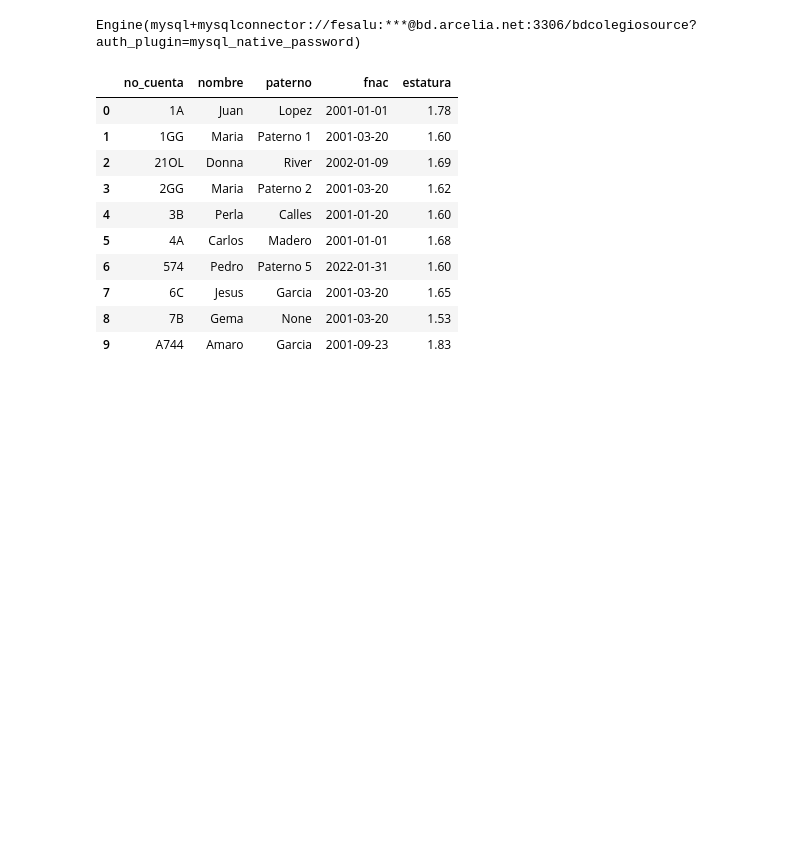
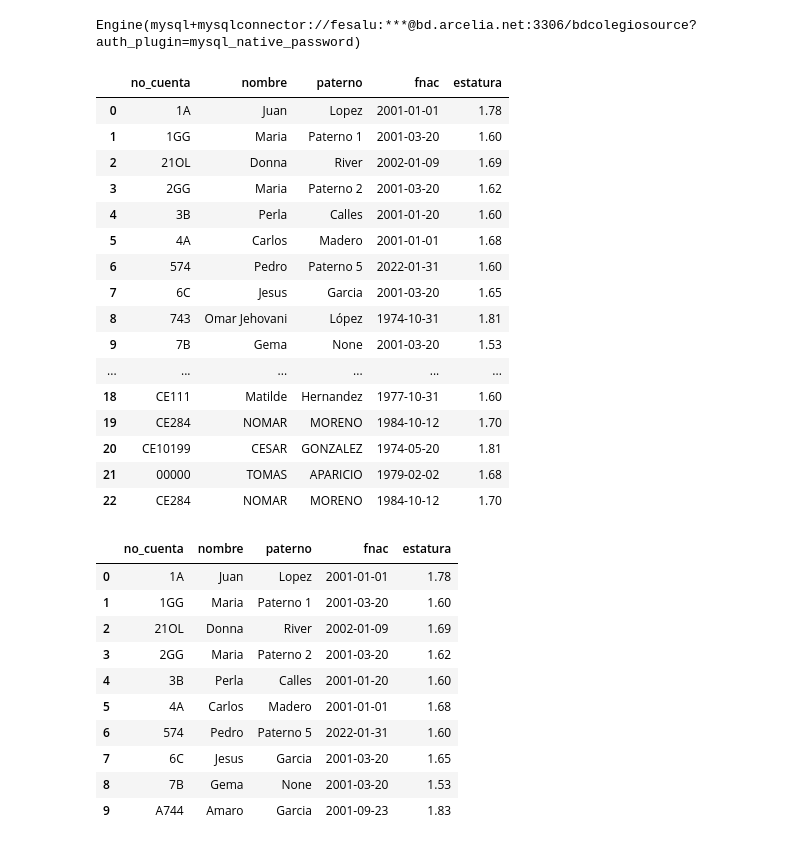
Before and after one commit to Juan-MTG/PLDatosPy, a Jupyter notebook: Sesion02_LecturaBD.ipynb, the cells around one changed output. Cells and saved outputs as stored; diff of their text form; code cells hidden in the pictures; blank space fills up the shorter version.

```diff
--- a/Sesion02_LecturaBD.ipynb
+++ b/Sesion02_LecturaBD.ipynb
@@ -32,6 +32,29 @@ conn = create_engine(str_conn)
 conn
 # %% [output]
 Engine(mysql+mysqlconnector://fesalu:***@bd.arcelia.net:3306/bdcolegiosource?auth_plugin=mysql_native_password)
+# %%
+prueba = '''SELECT * FROM bdcolegiosource.Alumnos'''
+#prueba = '''SHOW DATABASES'''
+df_prueba = pd.read_sql_query(sql=prueba,con=conn)
+df_prueba
+# %% [output]
+|  | no_cuenta | nombre | paterno | fnac | estatura |
+| 0 | 1A | Juan | Lopez | 2001-01-01 | 1.78 |
+| 1 | 1GG | Maria | Paterno 1 | 2001-03-20 | 1.60 |
+| 2 | 21OL | Donna | River | 2002-01-09 | 1.69 |
+| 3 | 2GG | Maria | Paterno 2 | 2001-03-20 | 1.62 |
+| 4 | 3B | Perla | Calles | 2001-01-20 | 1.60 |
+| 5 | 4A | Carlos | Madero | 2001-01-01 | 1.68 |
+| 6 | 574 | Pedro | Paterno 5 | 2022-01-31 | 1.60 |
+| 7 | 6C | Jesus | Garcia | 2001-03-20 | 1.65 |
+| 8 | 743 | Omar Jehovani | López | 1974-10-31 | 1.81 |
+| 9 | 7B | Gema | None | 2001-03-20 | 1.53 |
+| ... | ... | ... | ... | ... | ... |
+| 18 | CE111 | Matilde | Hernandez | 1977-10-31 | 1.60 |
+| 19 | CE284 | NOMAR | MORENO | 1984-10-12 | 1.70 |
+| 20 | CE10199 | CESAR | GONZALEZ | 1974-05-20 | 1.81 |
+| 21 | 00000 | TOMAS | APARICIO | 1979-02-02 | 1.68 |
+| 22 | CE284 | NOMAR | MORENO | 1984-10-12 | 1.70 |
 # %%
 sql = '''SELECT * FROM Alumnos WHERE DATE(fnac) >=  %s'''
 #'SELECT * FROM Alumnos WHERE DATE(fnac) >=  "2000-01-01"
```
Also changed, not shown: parts of 28 cells of this notebook.
